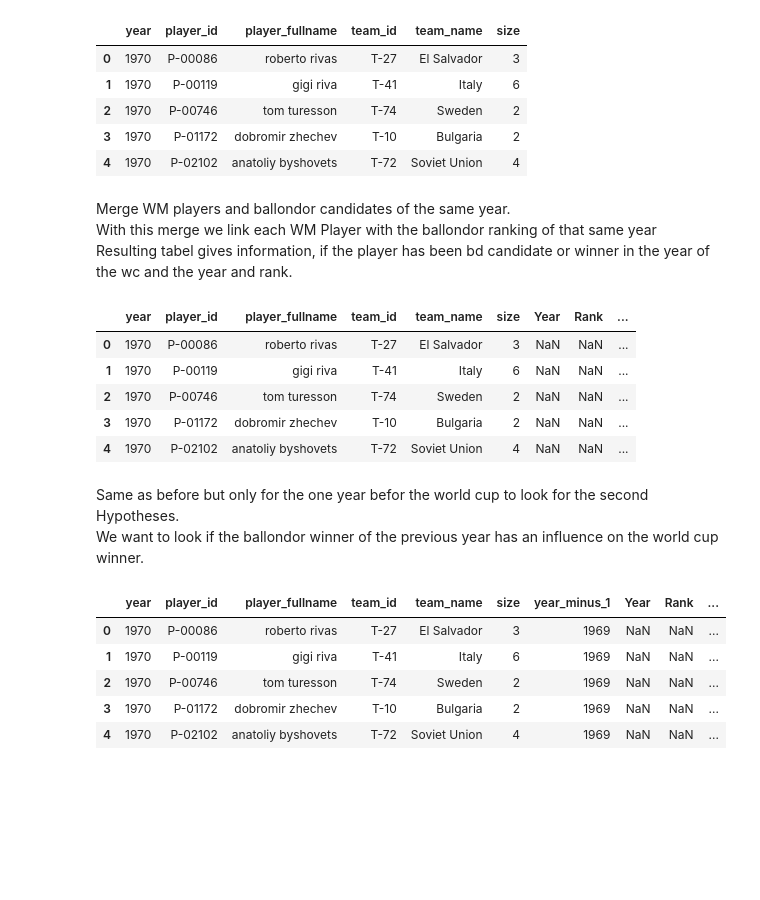
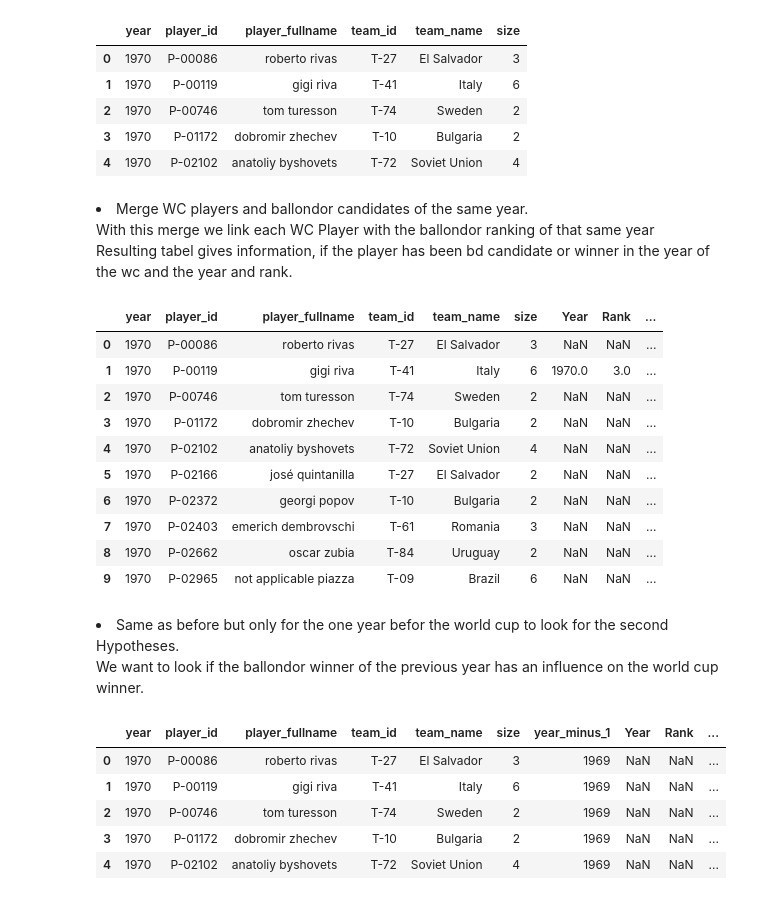
Before and after one commit to Zeljko2802/DataLiteracy, a Jupyter notebook: Project_Dataanalysis.ipynb, the cells around one changed output. Saved outputs shown, nothing was run; the diff lists cells and outputs as text; code cells hidden in the pictures; blank space fills up the shorter version.

```diff
--- a/Project_Dataanalysis.ipynb
+++ b/Project_Dataanalysis.ipynb
@@ -167,33 +185,37 @@ unique_players.head()
 | 3 | 1970 | P-01172 | dobromir zhechev | T-10 | Bulgaria | 2 |
 | 4 | 1970 | P-02102 | anatoliy byshovets | T-72 | Soviet Union | 4 |
 # %% [markdown]
-Merge WM players and ballondor candidates of the same year.<br>
-With this merge we link each WM Player with the ballondor ranking of that same year<br>
-Resulting tabel gives information, if the player has been bd candidate or winner in the year of the wc and the year and rank.
+<li>Merge WC players and ballondor candidates of the same year.<br>
+With this merge we link each WC Player with the ballondor ranking of that same year<br>
+Resulting tabel gives information, if the player has been bd candidate or winner in the year of the wc and the year and rank.</li>
 # %%
-
 players_bd_same = unique_players.merge(
     ballondor[["Year", "player_fullname", "Rank"]],
     how="left",
     left_on=["year", "player_fullname"],
     right_on=["Year", "player_fullname"],
     suffixes=("", "_bd_same")
 )
 
-players_bd_same["is_bd_candidate_same_year"] = players_bd_same["Rank"].notna().astype(int)
-players_bd_same["is_bd_winner_same_year"]   = (players_bd_same["Rank"] == 1).astype(int)
+players_bd_same["is_bd_candidate_same_year"] = (players_bd_same["Rank"] <= 15).astype(int) #3
+players_bd_same["is_bd_winner_same_year"] = (players_bd_same["Rank"] == 1).astype(int)
 
-players_bd_same.head()
+players_bd_same.head(10)
 # %% [output]
 |  | year | player_id | player_fullname | team_id | team_name | size | Year | Rank | ... |
 | 0 | 1970 | P-00086 | roberto rivas | T-27 | El Salvador | 3 | NaN | NaN | ... |
-| 1 | 1970 | P-00119 | gigi riva | T-41 | Italy | 6 | NaN | NaN | ... |
+| 1 | 1970 | P-00119 | gigi riva | T-41 | Italy | 6 | 1970.0 | 3.0 | ... |
 | 2 | 1970 | P-00746 | tom turesson | T-74 | Sweden | 2 | NaN | NaN | ... |
 | 3 | 1970 | P-01172 | dobromir zhechev | T-10 | Bulgaria | 2 | NaN | NaN | ... |
 | 4 | 1970 | P-02102 | anatoliy byshovets | T-72 | Soviet Union | 4 | NaN | NaN | ... |
+| 5 | 1970 | P-02166 | josé quintanilla | T-27 | El Salvador | 2 | NaN | NaN | ... |
+| 6 | 1970 | P-02372 | georgi popov | T-10 | Bulgaria | 2 | NaN | NaN | ... |
+| 7 | 1970 | P-02403 | emerich dembrovschi | T-61 | Romania | 3 | NaN | NaN | ... |
+| 8 | 1970 | P-02662 | oscar zubia | T-84 | Uruguay | 2 | NaN | NaN | ... |
+| 9 | 1970 | P-02965 | not applicable piazza | T-09 | Brazil | 6 | NaN | NaN | ... |
 # %% [markdown]
-Same as before but only for the one year befor the world cup to look for the second Hypotheses.<br>
-We want to look if the ballondor winner of the previous year has an influence on the world cup winner.
+<li>Same as before but only for the one year befor the world cup to look for the second Hypotheses.<br>
+We want to look if the ballondor winner of the previous year has an influence on the world cup winner.</li>
 # %%
 unique_players["year_minus_1"] = unique_players["year"] - 1
 
```
Also changed, not shown: parts of 111 cells of this notebook, 5 other files.
